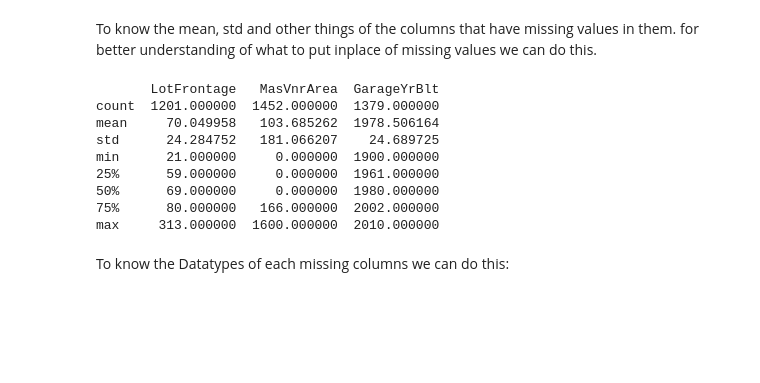
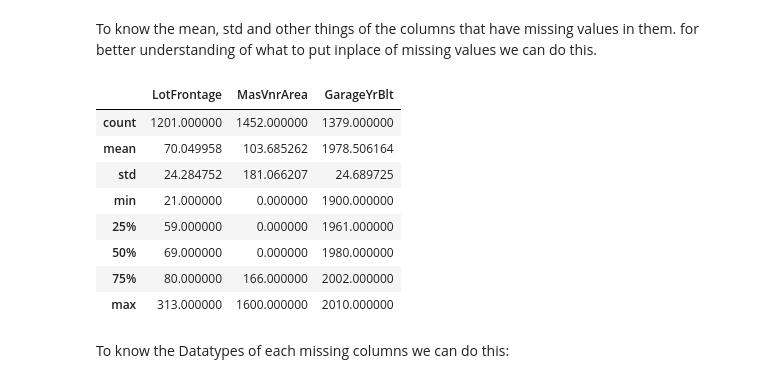
Before and after one commit to its-relative/ML-projects-Repo, a Jupyter notebook: kaggle_Housing_E2E/Feature Engineering.ipynb, the cells around one changed output. Saved outputs shown, nothing was run; the diff lists cells and outputs as text; code cells hidden in the pictures; blank space fills up the shorter version.

```diff
--- a/kaggle_Housing_E2E/Feature Engineering.ipynb
+++ b/kaggle_Housing_E2E/Feature Engineering.ipynb
@@ -130,17 +145,18 @@ dtype: int64
 To know the mean, std and other things of the columns that have missing values in them. for better understanding of what to put inplace of missing values we can do this.
 # %%
 # print(df.isnull().sum()[df.isnull().any()].describe())
-print(df[df.columns[df.isnull().any()]].describe())
+# print(df[df.columns[df.isnull().any()]].describe())
+df[df.columns[df.isna().any()]].describe()
 # %% [output]
-       LotFrontage   MasVnrArea  GarageYrBlt
-count  1201.000000  1452.000000  1379.000000
-mean     70.049958   103.685262  1978.506164
-std      24.284752   181.066207    24.689725
-min      21.000000     0.000000  1900.000000
-25%      59.000000     0.000000  1961.000000
-50%      69.000000     0.000000  1980.000000
-75%      80.000000   166.000000  2002.000000
-max     313.000000  1600.000000  2010.000000
+|  | LotFrontage | MasVnrArea | GarageYrBlt |
+| count | 1201.000000 | 1452.000000 | 1379.000000 |
+| mean | 70.049958 | 103.685262 | 1978.506164 |
+| std | 24.284752 | 181.066207 | 24.689725 |
+| min | 21.000000 | 0.000000 | 1900.000000 |
+| 25% | 59.000000 | 0.000000 | 1961.000000 |
+| 50% | 69.000000 | 0.000000 | 1980.000000 |
+| 75% | 80.000000 | 166.000000 | 2002.000000 |
+| max | 313.000000 | 1600.000000 | 2010.000000 |
 # %% [markdown]
 To know the Datatypes of each missing columns we can do this:
 # %%
```
Also changed, not shown: parts of 11 cells of this notebook.
